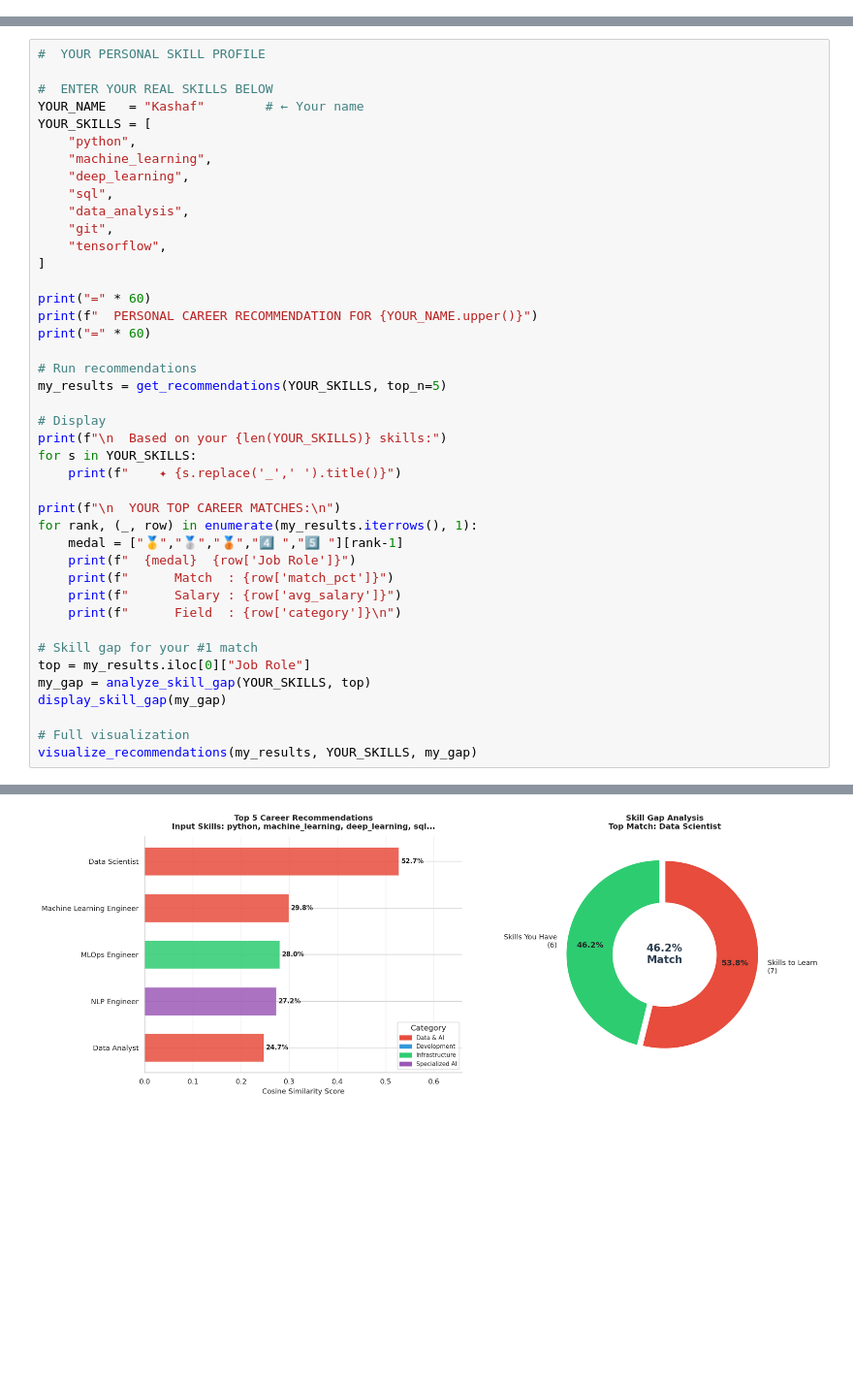
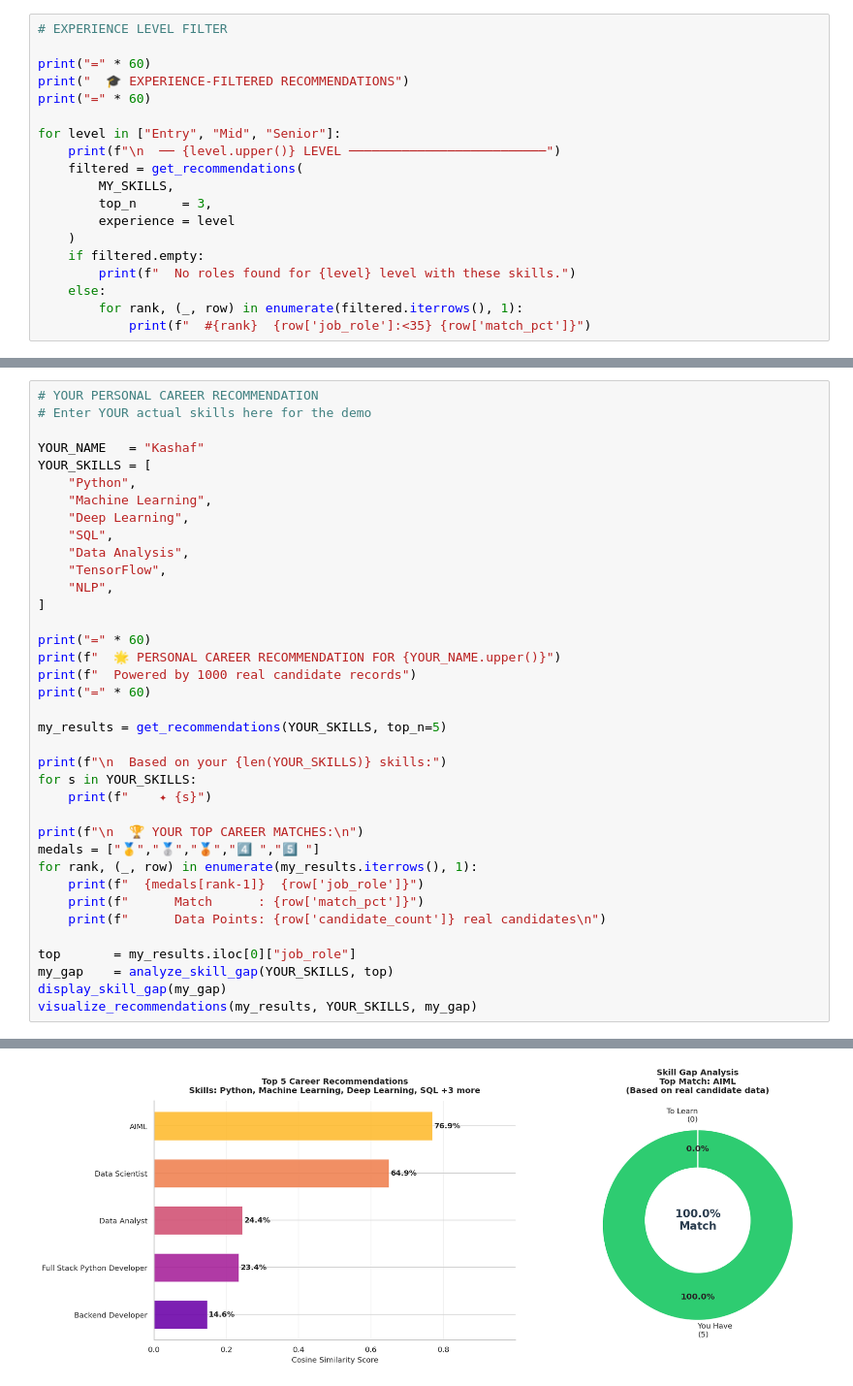
Before and after one commit to kashafkamran/decodelabs-ai-internship, a Jupyter notebook: DecodeLabs_P3_TechStack_Recommender.ipynb, the cells around one changed output, grey strips where cells are left out. Shown at 97% size. Cells and saved outputs as stored; diff of their text form; blank space fills up the shorter version.

```diff
--- a/DecodeLabs_P3_TechStack_Recommender.ipynb
+++ b/DecodeLabs_P3_TechStack_Recommender.ipynb
@@ -652,0 +687,19 @@ visualize_recommendations(results, MY_SKILLS, gap)
+# %%
+# EXPERIENCE LEVEL FILTER
+
+print("=" * 60)
+print("  🎓 EXPERIENCE-FILTERED RECOMMENDATIONS")
+print("=" * 60)
+
+for level in ["Entry", "Mid", "Senior"]:
+    print(f"\n  ── {level.upper()} LEVEL ──────────────────────────")
+    filtered = get_recommendations(
+        MY_SKILLS,
+        top_n      = 3,
+        experience = level
+    )
+    if filtered.empty:
+        print(f"  No roles found for {level} level with these skills.")
+    else:
+        for rank, (_, row) in enumerate(filtered.iterrows(), 1):
+            print(f"  #{rank}  {row['job_role']:<35} {row['match_pct']}")
@@ -788,44 +855,39 @@ print(" This is content-based personalization in action.")
 # %%
-#  YOUR PERSONAL SKILL PROFILE
+# YOUR PERSONAL CAREER RECOMMENDATION
+# Enter YOUR actual skills here for the demo
 
-#  ENTER YOUR REAL SKILLS BELOW
-YOUR_NAME   = "Kashaf"        # ← Your name
+YOUR_NAME   = "Kashaf"
 YOUR_SKILLS = [
-    "python",
-    "machine_learning",
-    "deep_learning",
-    "sql",
-    "data_analysis",
-    "git",
-    "tensorflow",
+    "Python",
+    "Machine Learning",
+    "Deep Learning",
+    "SQL",
+    "Data Analysis",
+    "TensorFlow",
+    "NLP",
 ]
 
 print("=" * 60)
-print(f"  PERSONAL CAREER RECOMMENDATION FOR {YOUR_NAME.upper()}")
+print(f"  🌟 PERSONAL CAREER RECOMMENDATION FOR {YOUR_NAME.upper()}")
+print(f"  Powered by 1000 real candidate records")
 print("=" * 60)
 
-# Run recommendations
 my_results = get_recommendations(YOUR_SKILLS, top_n=5)
 
-# Display
 print(f"\n  Based on your {len(YOUR_SKILLS)} skills:")
 for s in YOUR_SKILLS:
-    print(f"    ✦ {s.replace('_',' ').title()}")
+    print(f"    ✦ {s}")
 
-print(f"\n  YOUR TOP CAREER MATCHES:\n")
+print(f"\n  🏆 YOUR TOP CAREER MATCHES:\n")
+medals = ["🥇","🥈","🥉","4️⃣ ","5️⃣ "]
 for rank, (_, row) in enumerate(my_results.iterrows(), 1):
-    medal = ["🥇","🥈","🥉","4️⃣ ","5️⃣ "][rank-1]
-    print(f"  {medal}  {row['Job Role']}")
-    print(f"      Match  : {row['match_pct']}")
-    print(f"      Salary : {row['avg_salary']}")
-    print(f"      Field  : {row['category']}\n")
+    print(f"  {medals[rank-1]}  {row['job_role']}")
+    print(f"      Match      : {row['match_pct']}")
+    print(f"      Data Points: {row['candidate_count']} real candidates\n")
 
-# Skill gap for your #1 match
-top = my_results.iloc[0]["Job Role"]
-my_gap = analyze_skill_gap(YOUR_SKILLS, top)
+top       = my_results.iloc[0]["job_role"]
+my_gap    = analyze_skill_gap(YOUR_SKILLS, top)
 display_skill_gap(my_gap)
-
-# Full visualization
 visualize_recommendations(my_results, YOUR_SKILLS, my_gap)
 # %% [output]
 ============================================================
@@ -847,2 +909,2 @@ visualize_recommendations(my_results, YOUR_SKILLS, my_gap)
 ============================================================
-[figure, old version]
+[figure, new version]
```
Also changed, not shown: parts of 17 cells of this notebook.
